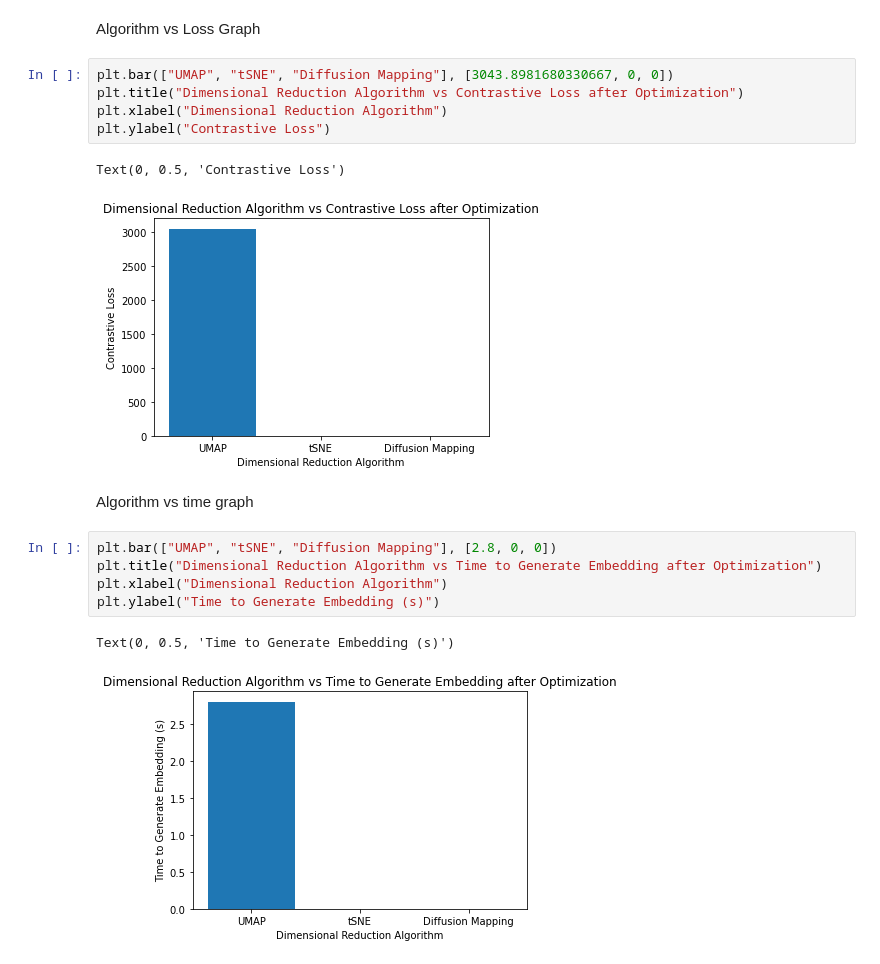
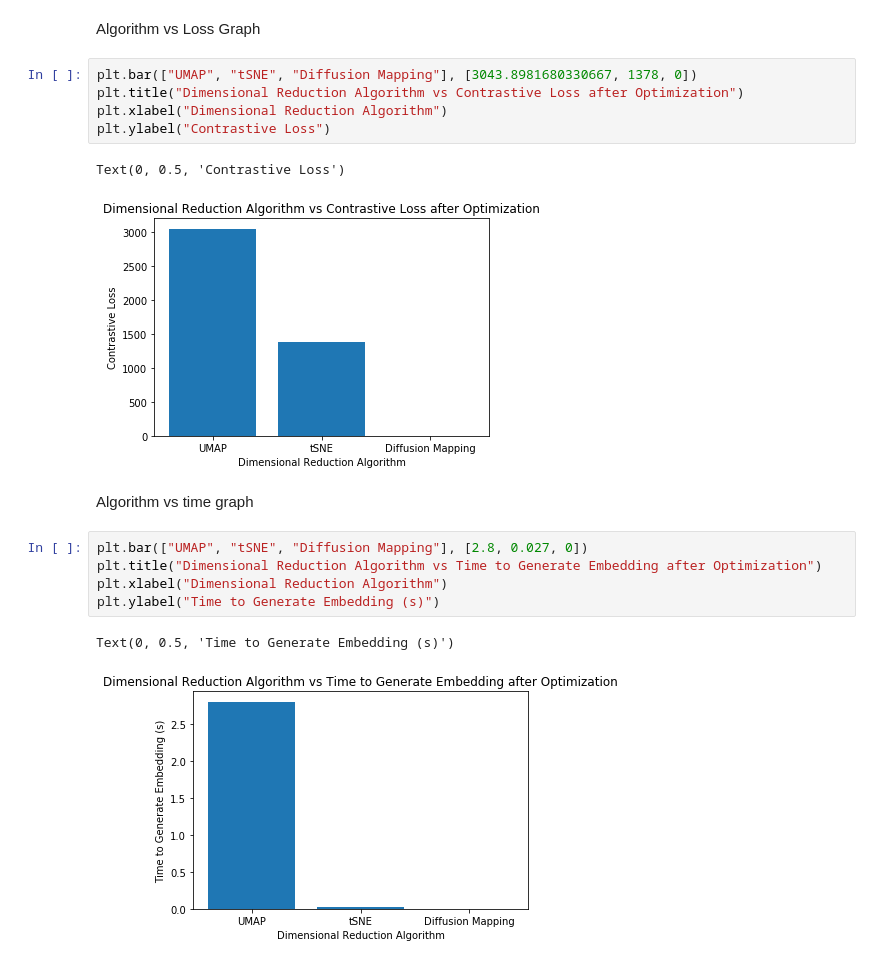
Before and after one commit to lewinsohndp/dimensional-reduction, a Jupyter notebook: experiments.ipynb, the cells around one changed output. Saved outputs shown, nothing was run; the diff lists cells and outputs as text.

Commit message:
tsne added to bar graph

```diff
--- a/experiments.ipynb
+++ b/experiments.ipynb
@@ -139,20 +141,20 @@ myLoss.get_loss(embedding, test_label)
 # %% [markdown]
 Algorithm vs Loss Graph
 # %%
-plt.bar(["UMAP", "tSNE", "Diffusion Mapping"], [3043.8981680330667, 0, 0])
+plt.bar(["UMAP", "tSNE", "Diffusion Mapping"], [3043.8981680330667, 1378, 0])
 plt.title("Dimensional Reduction Algorithm vs Contrastive Loss after Optimization")
 plt.xlabel("Dimensional Reduction Algorithm")
 plt.ylabel("Contrastive Loss")
 # %% [output]
 Text(0, 0.5, 'Contrastive Loss')
-[figure, old version]
+[figure, new version]
 # %% [markdown]
 Algorithm vs time graph
 # %%
-plt.bar(["UMAP", "tSNE", "Diffusion Mapping"], [2.8, 0, 0])
+plt.bar(["UMAP", "tSNE", "Diffusion Mapping"], [2.8, 0.027, 0])
 plt.title("Dimensional Reduction Algorithm vs Time to Generate Embedding after Optimization")
 plt.xlabel("Dimensional Reduction Algorithm")
 plt.ylabel("Time to Generate Embedding (s)")
 # %% [output]
 Text(0, 0.5, 'Time to Generate Embedding (s)')
-[figure, old version]
+[figure, new version]
```
Also changed, not shown: parts of 1 cell of this notebook.
